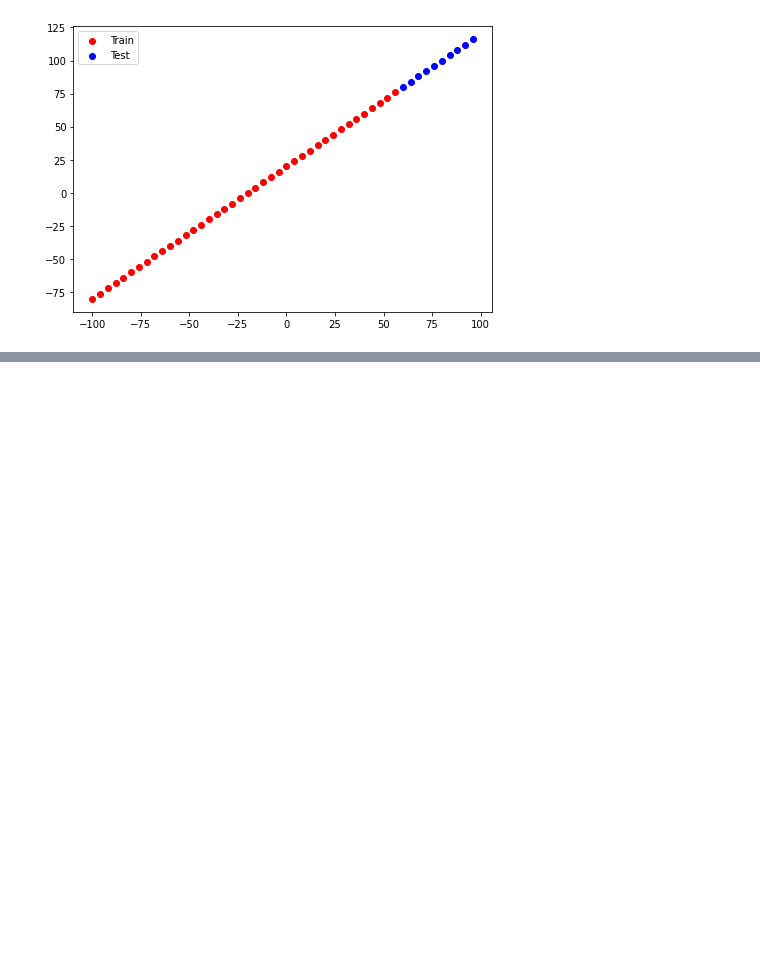
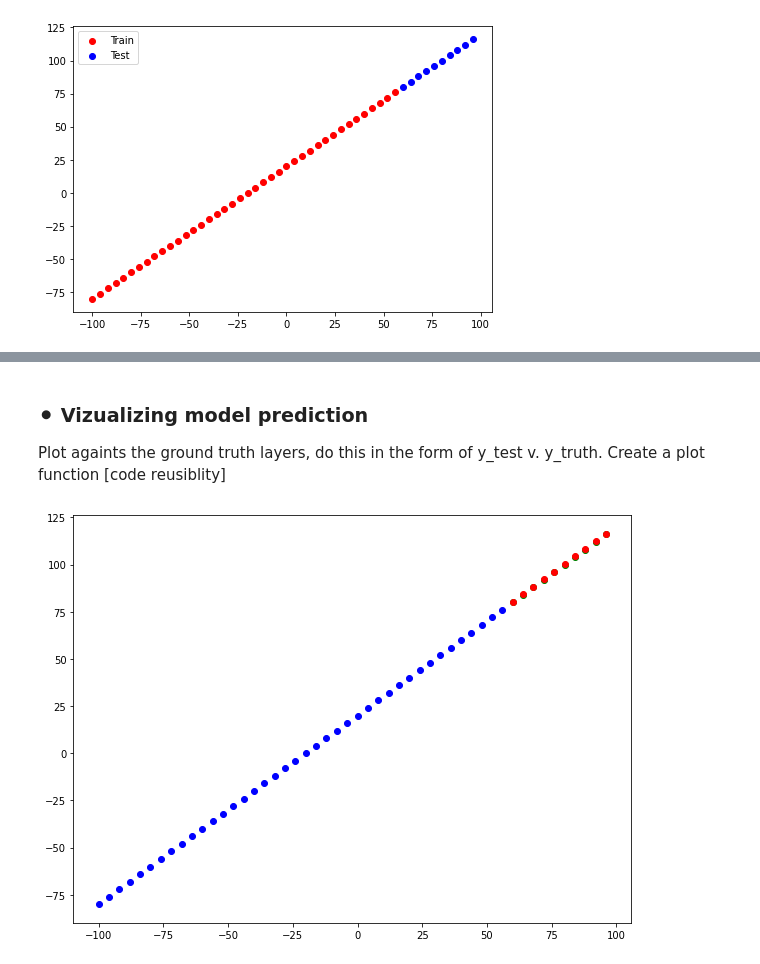
Before and after one commit to Mcdaddy-2pointoh/TensorFlow, a Jupyter notebook: 01_neural_networks_regression.ipynb, the cells around one changed output, grey strips where cells are left out. Saved outputs shown, nothing was run; the diff lists cells and outputs as text; code cells hidden in the pictures; blank space fills up the shorter version.

```diff
--- a/01_neural_networks_regression.ipynb
+++ b/01_neural_networks_regression.ipynb
@@ -305,0 +268,4 @@ _________________________________________________________________
+# %%
+x_pred = x_test
+y_pred = model.predict(x_pred)
+y_pred
@@ -305,0 +288,16 @@ _________________________________________________________________
+# %% [markdown]
+### ⚫ Vizualizing model prediction
+
+Plot againts the ground truth layers, do this in the form of y_test v. y_truth. Create a plot function [code reusiblity]
+# %%
+# Defining function to plot trainin v. test data
+
+def plot_data(x_train=x_train, y_train=y_train, x_test=x_test, y_test=y_test, y_pred=y_pred, x_pred=x_pred):
+  plt.figure(figsize=(10,7.5))
+  plt.scatter(x_train, y_train, c="b", label='training')
+  plt.scatter(x_test, y_test, c='g', label='testing')
+  plt.scatter(x_pred, y_pred, c='r', label='predicted' )
+
+plot_data(x_test=x_test, y_test=y_test, y_train=y_train, x_pred=x_pred)
+# %% [output]
+[figure, added]
```
Also changed, not shown: parts of 20 cells of this notebook.
